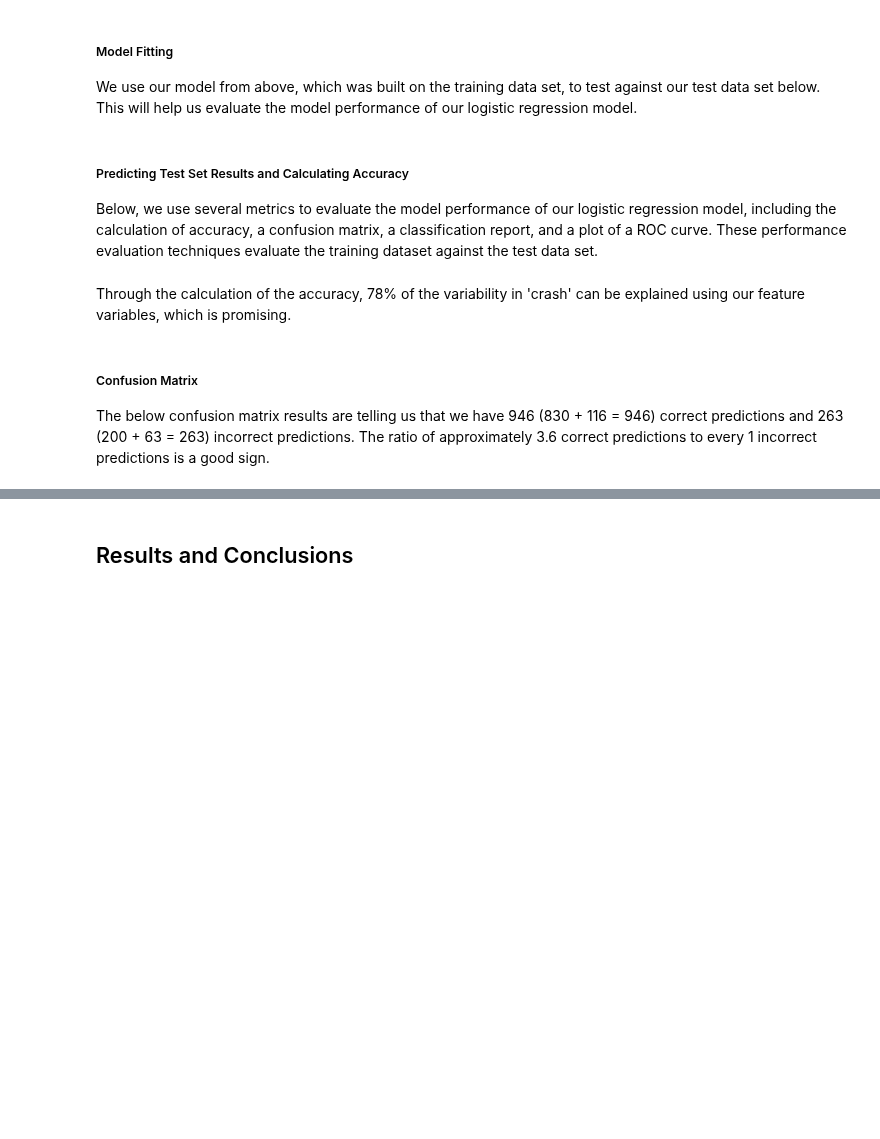
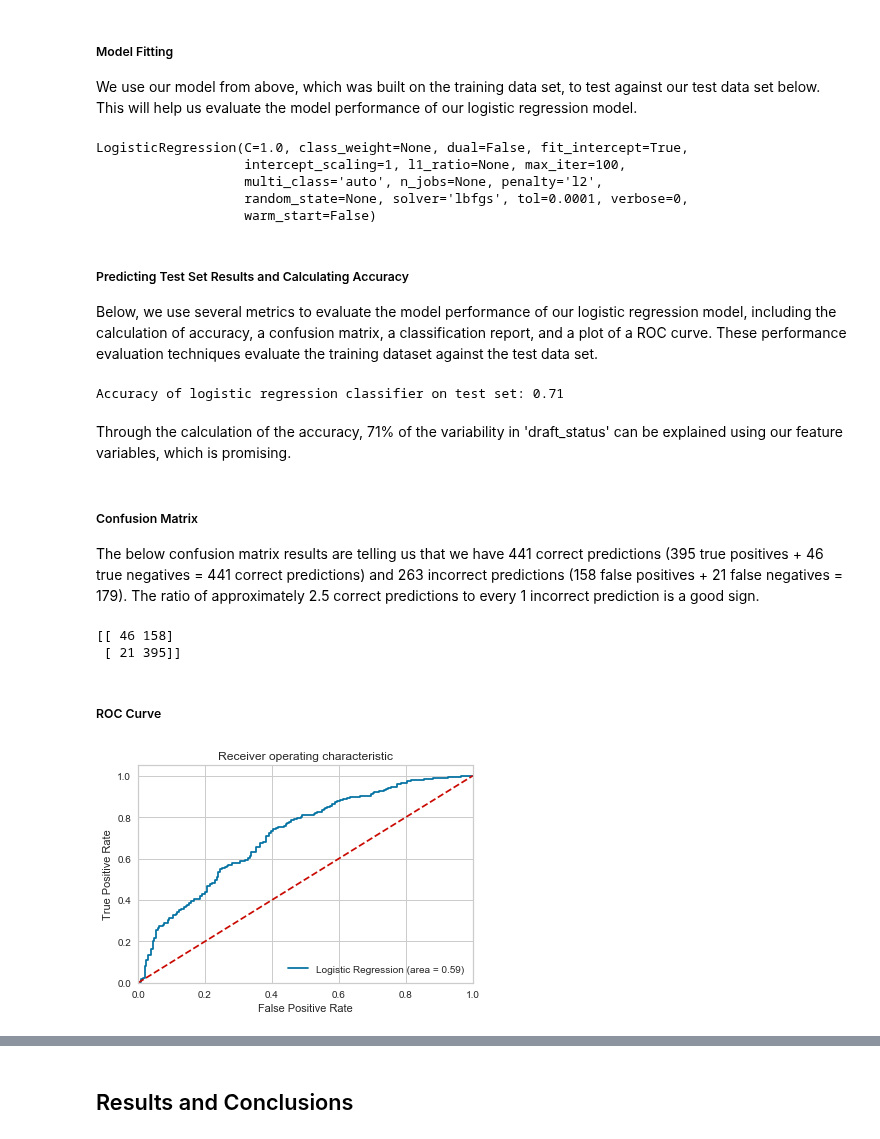
Before and after one commit to michaelpallante/nfl_combine_classification_modeling, a Jupyter notebook: notebooks/nfl_combine_technical_notebook.ipynb, the cells around one changed output, grey strips where cells are left out. Drawn from its saved outputs; the diff is of its cells as text; code cells hidden in the pictures; blank space fills up the shorter version.

```diff
--- a/notebooks/nfl_combine_technical_notebook.ipynb
+++ b/notebooks/nfl_combine_technical_notebook.ipynb
@@ -48,18 +48,19 @@ We utilized a pipeline technique to implement 8 different model types:
 
 After running our pipeline, we will be able to review model performance using accuracy as our primary metric, as well as confusion matrices to review correct predictions vs incorrect predictions.
 # %%
-#Model Selection and Comparison
+# draft_status Training Model Selection and Comparison
 
 classifiers = [
     LogisticRegression(),
     KNeighborsClassifier(3),
     SVC(),
     NuSVC(probability=True),
-    DecisionTreeClassifier(max_depth = 13),
-    RandomForestClassifier(max_depth = 13),
+    DecisionTreeClassifier(max_depth = 8),
+    RandomForestClassifier(max_depth = 8),
     AdaBoostClassifier(),
     GradientBoostingClassifier()
     ]
+
 for classifier in classifiers:
     pipe = Pipeline([
                      ('ss', StandardScaler()),
@@ -69,7 +70,8 @@ for classifier in classifiers:
     conf_matrix = pd.DataFrame(confusion_matrix(y_train_ds, pipe.predict(x_train_ds)),
                            index = ['actual 0', 'actual 1'],
                            columns = ['predicted 0', 'predicted 1'])
-    print(conf_matrix, '\n')
+    display(conf_matrix)
+    print("Precision Score: ",conf_matrix.iloc[1,1]/(conf_matrix.iloc[1,1]+conf_matrix.iloc[0,1]))
     print("model score: %.3f" % pipe.score(x_train_ds, y_train_ds), '\n')
 # %% [output]
 LogisticRegression(C=1.0, class_weight=None, dual=False, fit_intercept=True,
@@ -93,0 +141,15 @@ model score: 0.785
+# %%
+# draft_status Test Model Selection and Comparison
+
+for classifier in classifiers:
+    pipe = Pipeline([
+                     ('ss', StandardScaler()),
+                     ('classifier', classifier)])
+    pipe.fit(x_train_ds, y_train_ds)
+    print(classifier, '\n')
+    conf_matrix = pd.DataFrame(confusion_matrix(y_test_ds, pipe.predict(x_test_ds)),
+                           index = ['actual 0', 'actual 1'],
+                           columns = ['predicted 0', 'predicted 1'])
+    display(conf_matrix)
+    print("Precision Score: ",conf_matrix.iloc[1,1]/(conf_matrix.iloc[1,1]+conf_matrix.iloc[0,1]))
+    print("model score: %.3f" % pipe.score(x_test_ds, y_test_ds), '\n')
@@ -102,36 +251,51 @@ model score: 0.785
 
 We use our model from above, which was built on the training data set, to test against our test data set below. This will help us evaluate the model performance of our logistic regression model.
 # %%
-# logreg_model = LogisticRegression()
-# logreg_model.fit(x_train_log, y_train_log)
+logreg_model = LogisticRegression()
+logreg_model.fit(x_train_ds, y_train_ds)
+# %% [output]
+LogisticRegression(C=1.0, class_weight=None, dual=False, fit_intercept=True,
+                   intercept_scaling=1, l1_ratio=None, max_iter=100,
+                   multi_class='auto', n_jobs=None, penalty='l2',
+                   random_state=None, solver='lbfgs', tol=0.0001, verbose=0,
+                   warm_start=False)
 # %% [markdown]
 ##### Predicting Test Set Results and Calculating Accuracy
 
 Below, we use several metrics to evaluate the model performance of our logistic regression model, including the calculation of accuracy, a confusion matrix, a classification report, and a plot of a ROC curve. These performance evaluation techniques evaluate the training dataset against the test data set.
 # %%
-# y_pred_log = logreg_model.predict(x_test_log)
-# print('Accuracy of logistic regression classifier on test set: {:.2f}'.format(logreg_model.score(x_test_log, y_test_log)))
+y_pred_ds = logreg_model.predict(x_test_ds)
+print('Accuracy of logistic regression classifier on test set: {:.2f}'.format(logreg_model.score(x_test_ds, y_test_ds)))
+# %% [output]
+Accuracy of logistic regression classifier on test set: 0.71
 # %% [markdown]
-Through the calculation of the accuracy, 78% of the variability in 'crash' can be explained using our feature variables, which is promising.
+Through the calculation of the accuracy, 71% of the variability in 'draft_status' can be explained using our feature variables, which is promising.
 # %% [markdown]
 ##### Confusion Matrix
 
-The below confusion matrix results are telling us that we have 946 (830 + 116 = 946) correct predictions and 263 (200 + 63 = 263) incorrect predictions. The ratio of approximately 3.6 correct predictions to every 1 incorrect predictions is a good sign.
+The below confusion matrix results are telling us that we have 441 correct predictions (395 true positives + 46 true negatives = 441 correct predictions) and 263 incorrect predictions (158 false positives + 21 false negatives = 179). The ratio of approximately 2.5 correct predictions to every 1 incorrect prediction is a good sign.
 # %%
-# confusion_matrix = confusion_matrix(y_test_log, y_pred_log)
-# print(confusion_matrix)
+confusion_matrix = confusion_matrix(y_test_ds, y_pred_ds)
+print(confusion_matrix)
+# %% [output]
+[[ 46 158]
+ [ 21 395]]
+# %% [markdown]
+##### ROC Curve
 # %%
 # ROC Curve
 
-logit_roc_auc = roc_auc_score(y_test_log, logreg_model.predict(x_test_log))
-fpr, tpr, thresholds = roc_curve(y_test_log, logreg_model.predict_proba(x_test_log)[:,1])
+logit_roc_auc = roc_auc_score(y_test_ds, logreg_model.predict(x_test_ds))
+fpr, tpr, thresholds = roc_curve(y_test_ds, logreg_model.predict_proba(x_test_ds)[:,1])
 plt.figure()
 plt.plot(fpr, tpr, label='Logistic Regression (area = %0.2f)' % logit_roc_auc)
 plt.plot([0, 1], [0, 1],'r--')
 plt.xlim([0.0, 1.0])
 plt.ylim([0.0, 1.05])
 plt.xlabel('False Positive Rate')
 plt.ylabel('True Positive Rate')
 plt.title('Receiver operating characteristic')
 plt.legend(loc="lower right")
 plt.show()
+# %% [output]
+[figure, added]
```
Also changed, not shown: parts of 7 cells of this notebook, 2 other files.
